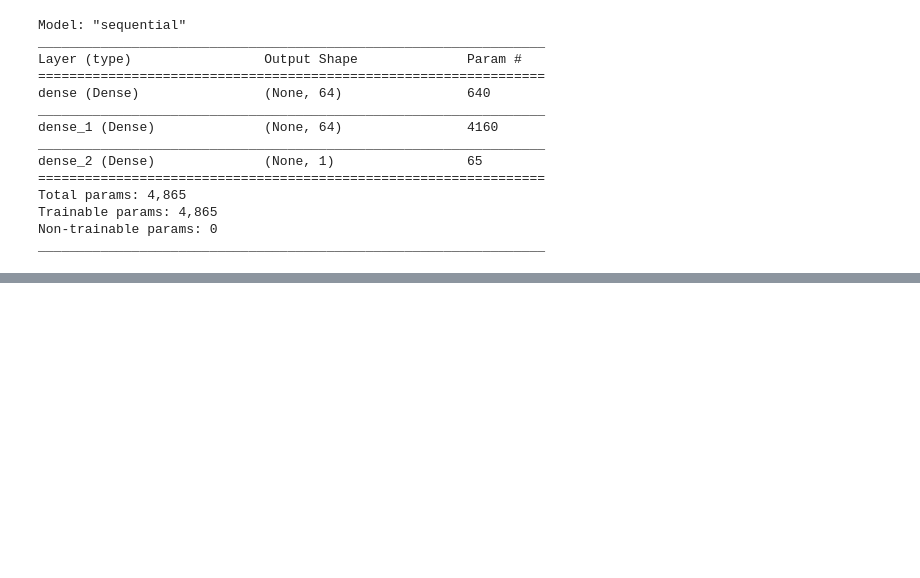
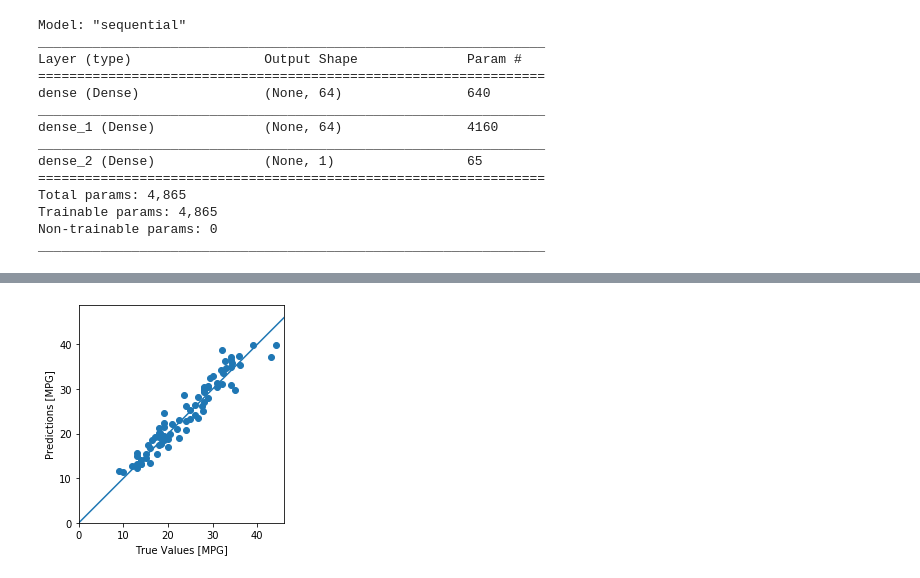
Before and after one commit to rose-wolfe/tensorflow-tutorials, a Jupyter notebook: regression/Regression.ipynb, the cells around one changed output, grey strips where cells are left out. Cells and saved outputs as stored; diff of their text form; code cells hidden in the pictures; blank space fills up the shorter version.

```diff
--- a/regression/Regression.ipynb
+++ b/regression/Regression.ipynb
@@ -140,0 +225,13 @@ array([[ 0.09429166],
+# %%
+test_predictions = model.predict(normed_test_data).flatten()
+
+plt.scatter(test_labels, test_predictions)
+plt.xlabel('True Values [MPG]')
+plt.ylabel('Predictions [MPG]')
+plt.axis('equal')
+plt.axis('square')
+plt.xlim([0, plt.xlim()[1]])
+plt.ylim([0, plt.ylim()[1]])
+_ = plt.plot([-100, 100], [-100, 100])
+# %% [output]
+[figure, added]
```
Also changed, not shown: parts of 7 cells of this notebook.
